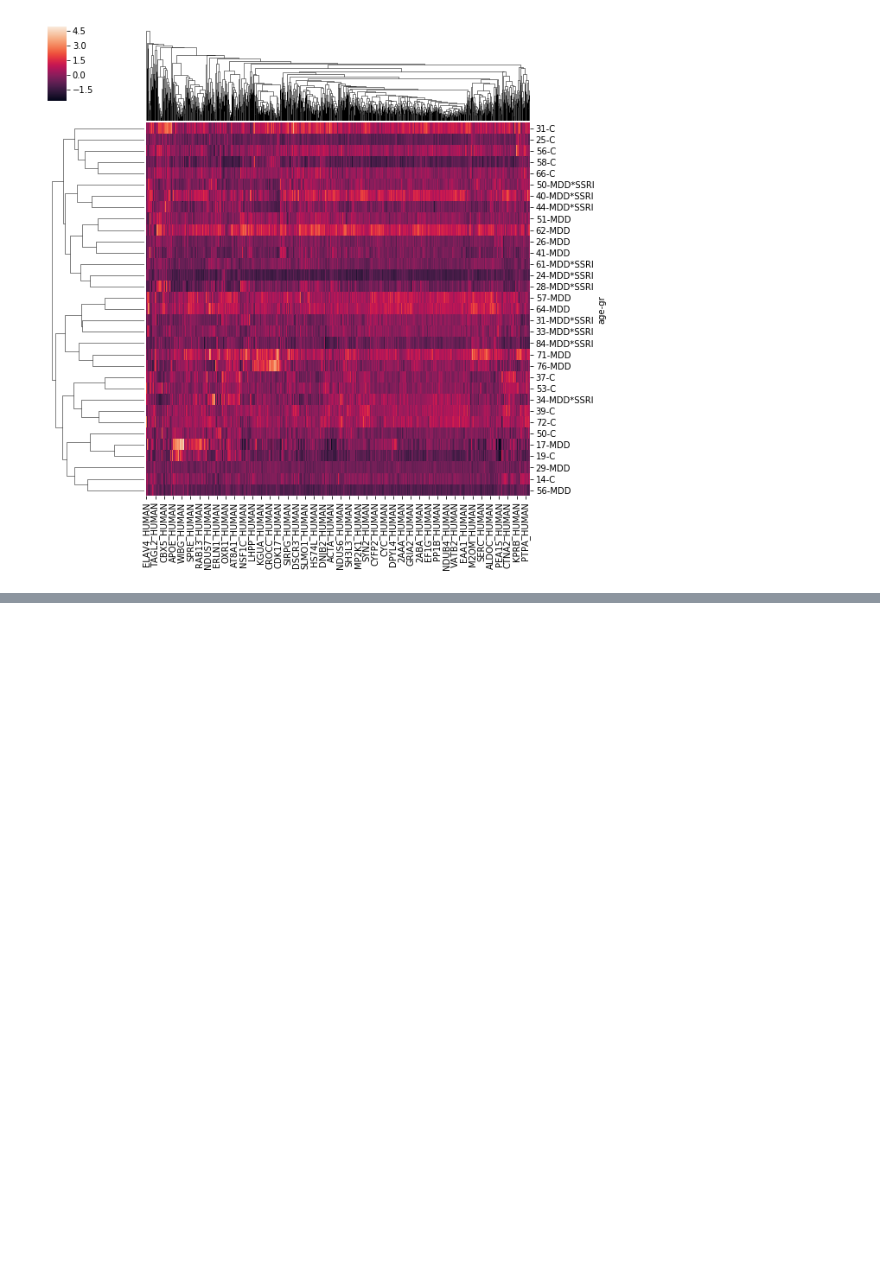
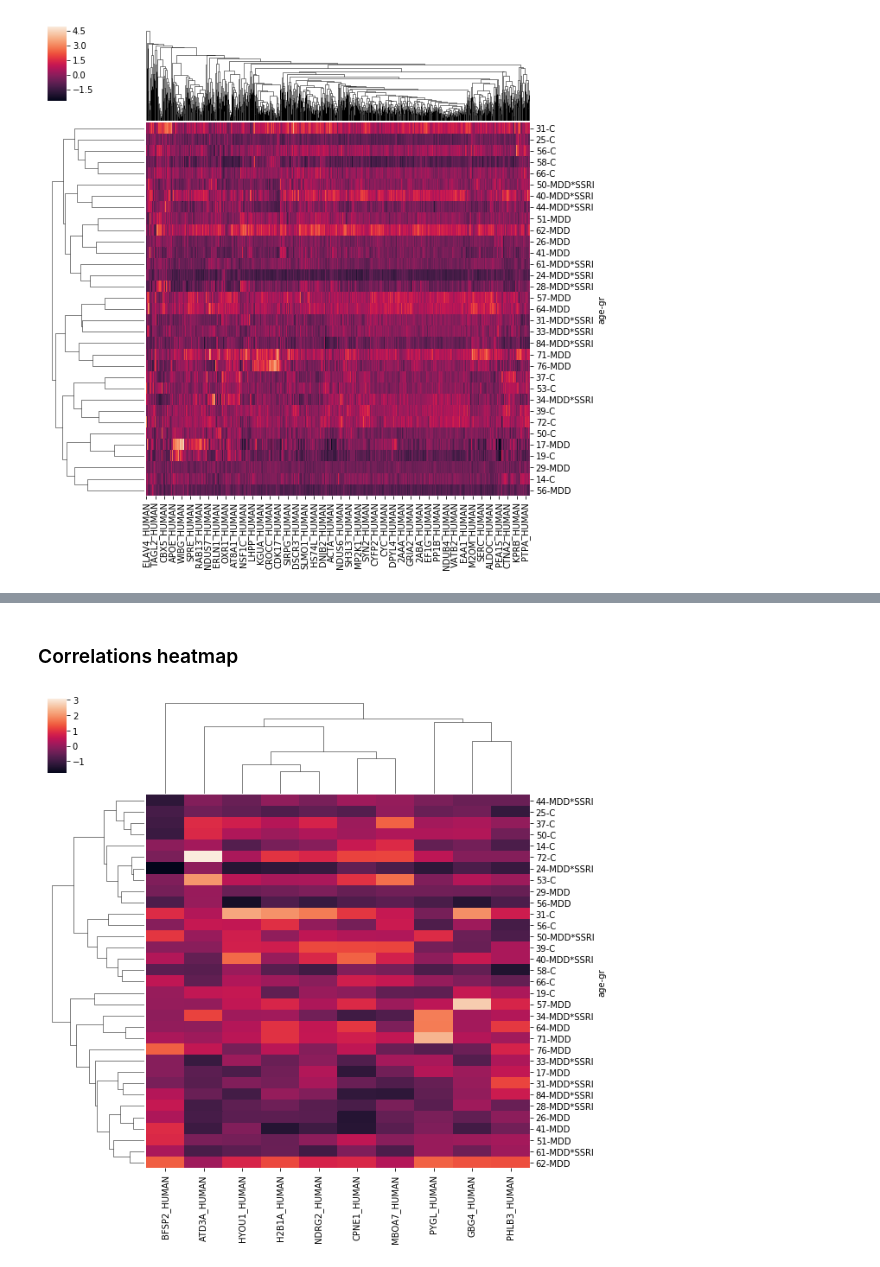
Before and after one commit to yjs1210/brain-depression-proteomic-analysis, a Jupyter notebook: Michelle_yimin_analysis.ipynb, the cells around one changed output, grey strips where cells are left out. Drawn from its saved outputs; the diff is of its cells as text; code cells hidden in the pictures; blank space fills up the shorter version.

```diff
--- a/Michelle_yimin_analysis.ipynb
+++ b/Michelle_yimin_analysis.ipynb
@@ -379,0 +462,7 @@ p1 = sns.clustermap(_pivot, metric = 'correlation')
+# %% [markdown]
+### Correlations heatmap
+# %%
+out_filter_pivot = pd.pivot_table(out_filter, index = ['age', 'gr'])
+p5 = sns.clustermap(out_filter_pivot, metric = 'correlation')
+# %% [output]
+[figure, added]
```
Also changed, not shown: parts of 28 cells of this notebook.
